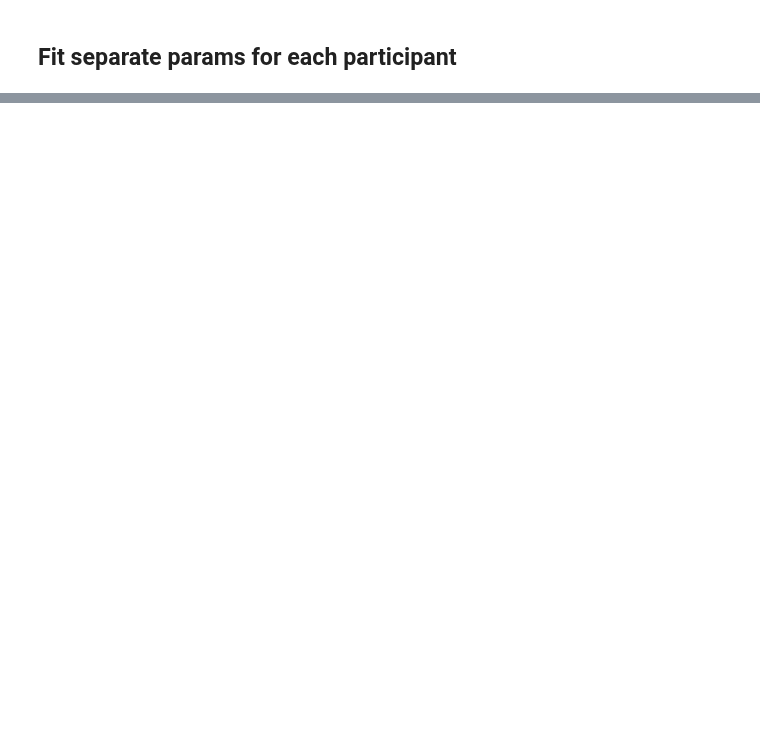
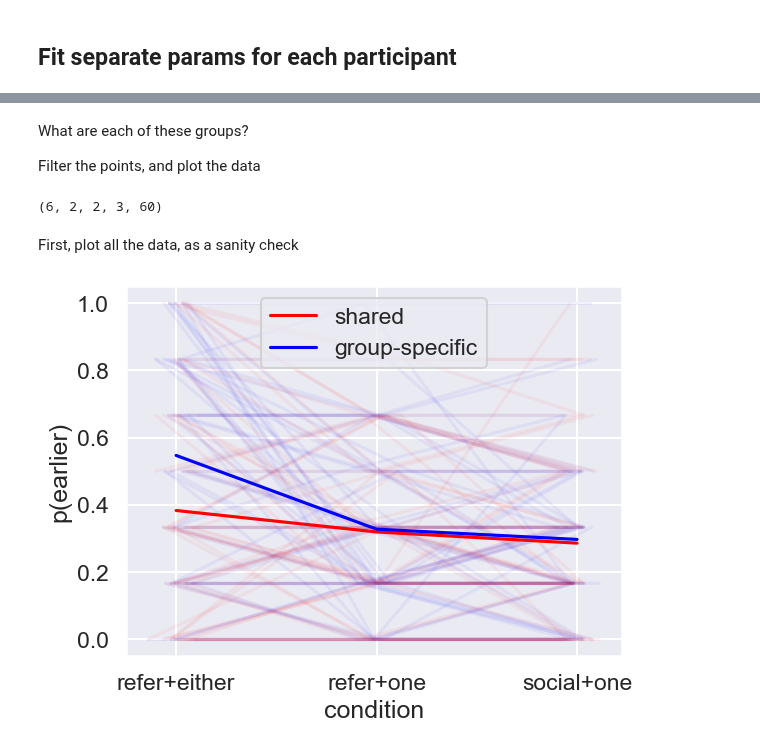
Before and after one commit to aliciamchen/code-switching, a Jupyter notebook: model/earlier-later-3pp-redblue.ipynb, the cells around one changed output, grey strips where cells are left out. Saved outputs shown, nothing was run; the diff lists cells and outputs as text; code cells hidden in the pictures; blank space fills up the shorter version.

Commit message:
add filtered plots by weights

```diff
--- a/model/earlier-later-3pp-redblue.ipynb
+++ b/model/earlier-later-3pp-redblue.ipynb
@@ -221,0 +212,37 @@ plt.show()
+# %% [markdown]
+What are each of these groups?
+
+Filter the points, and plot the data
+# %%
+data_all = utils.make_stacked_mtx(data_organized, utils.get_surviving_slices(data_organized, expt_type=ExptTypes.EarlierLater))
+data_all.shape
+# %% [output]
+(6, 2, 2, 3, 60)
+# %%
+data_avg = 1 - jnp.mean(data_all, axis=(0, 2)) * 2  # need multiply by 2 because there is only one tangram type slice valid for each tangram
+
+# # other way to filter (but this is weird because what if there are all 0 responses)
+# all_zero_mask = jnp.all(data_all == 0, axis=(2,3))
+# broadcast_mask = all_zero_mask[..., None, None, :]
+# data_nan = jnp.where(broadcast_mask, jnp.nan, data_all)
+# data_avg =  1 - jnp.nanmean(data_nan, axis=(0, 2))
+# %% [markdown]
+First, plot all the data, as a sanity check
+# %%
+condition_indices = [0, 1, 2]
+fig, ax = plt.subplots()
+for participant_idx in range(data_avg.shape[2]):
+    jitter = np.random.normal(0, 0.05, size=len(condition_indices))
+    ax.plot(condition_indices + jitter, data_avg[0, :, participant_idx], color="red", alpha=0.05)
+    ax.plot(condition_indices + jitter, data_avg[1, :, participant_idx], color="blue", alpha=0.05)
+
+means = jnp.nanmean(data_avg, axis=2)
+ax.plot(condition_indices, means[0, :], color="red", label="shared")
+ax.plot(condition_indices, means[1, :], color="blue", label="group-specific")
+ax.set_xticks(condition_indices, ["refer+either", "refer+one", "social+one"])
+ax.set_ylabel("p(earlier)")
+ax.set_xlabel("condition")
+ax.legend()
+plt.show()
+# %% [output]
+[figure, added]
```
Also changed, not shown: parts of 11 cells of this notebook.
